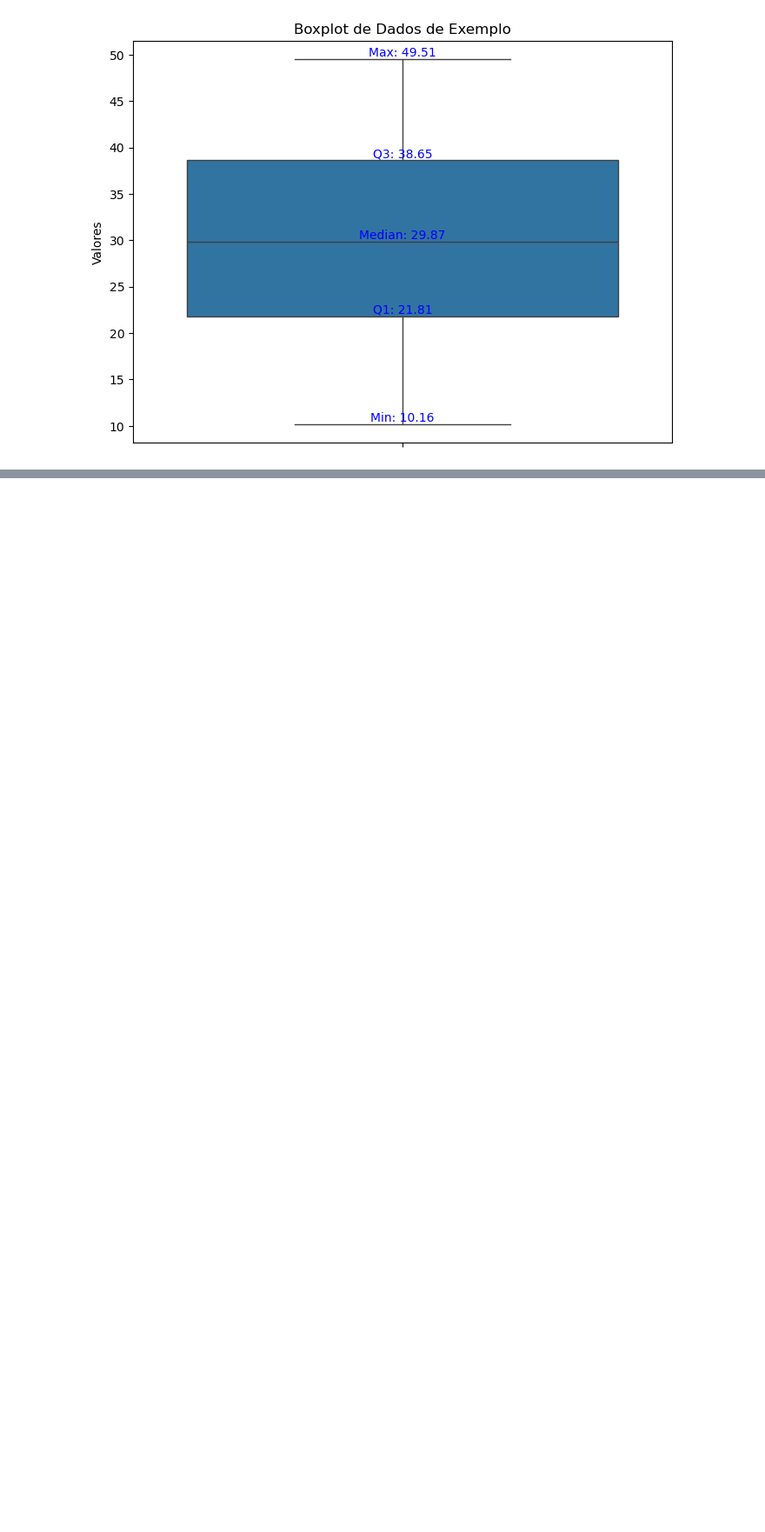
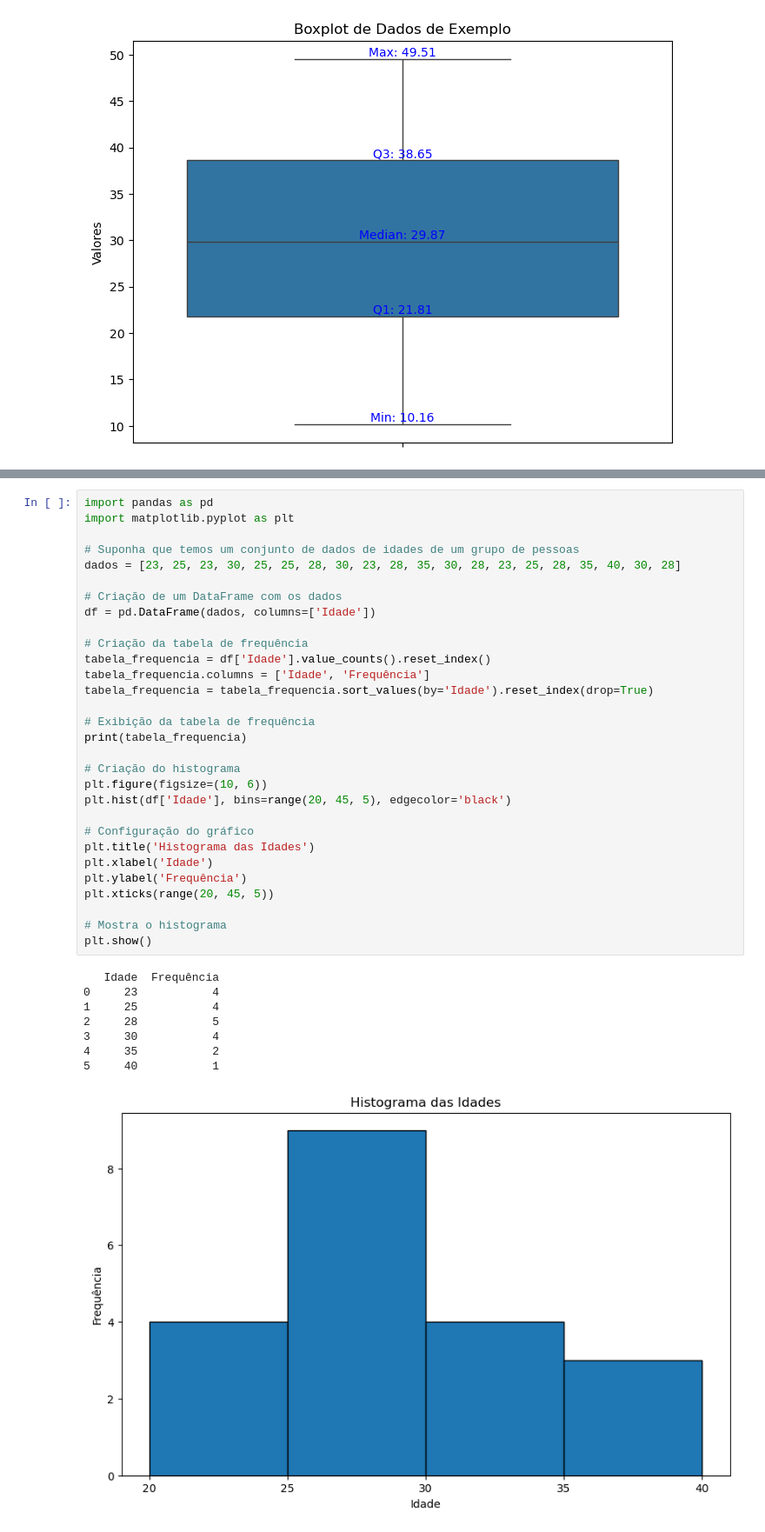
Before and after one commit to tiagomartins03/Data-Science, a Jupyter notebook: 4_DistribuicaoDeDados/main.ipynb, the cells around one changed output, grey strips where cells are left out. Shown: that part at 87% size. Saved outputs shown, nothing was run; the diff lists cells and outputs as text; blank space fills up the shorter version.

```diff
--- a/4_DistribuicaoDeDados/main.ipynb
+++ b/4_DistribuicaoDeDados/main.ipynb
@@ -128,0 +272,39 @@ Max: 49.51
+# %%
+import pandas as pd
+import matplotlib.pyplot as plt
+
+# Suponha que temos um conjunto de dados de idades de um grupo de pessoas
+dados = [23, 25, 23, 30, 25, 25, 28, 30, 23, 28, 35, 30, 28, 23, 25, 28, 35, 40, 30, 28]
+
+# Criação de um DataFrame com os dados
+df = pd.DataFrame(dados, columns=['Idade'])
+
+# Criação da tabela de frequência
+tabela_frequencia = df['Idade'].value_counts().reset_index()
+tabela_frequencia.columns = ['Idade', 'Frequência']
+tabela_frequencia = tabela_frequencia.sort_values(by='Idade').reset_index(drop=True)
+
+# Exibição da tabela de frequência
+print(tabela_frequencia)
+
+# Criação do histograma
+plt.figure(figsize=(10, 6))
+plt.hist(df['Idade'], bins=range(20, 45, 5), edgecolor='black')
+
+# Configuração do gráfico
+plt.title('Histograma das Idades')
+plt.xlabel('Idade')
+plt.ylabel('Frequência')
+plt.xticks(range(20, 45, 5))
+
+# Mostra o histograma
+plt.show()
+# %% [output]
+   Idade  Frequência
+0     23           4
+1     25           4
+2     28           5
+3     30           4
+4     35           2
+5     40           1
+[figure, added]
```
Also changed, not shown: parts of 16 cells of this notebook.
